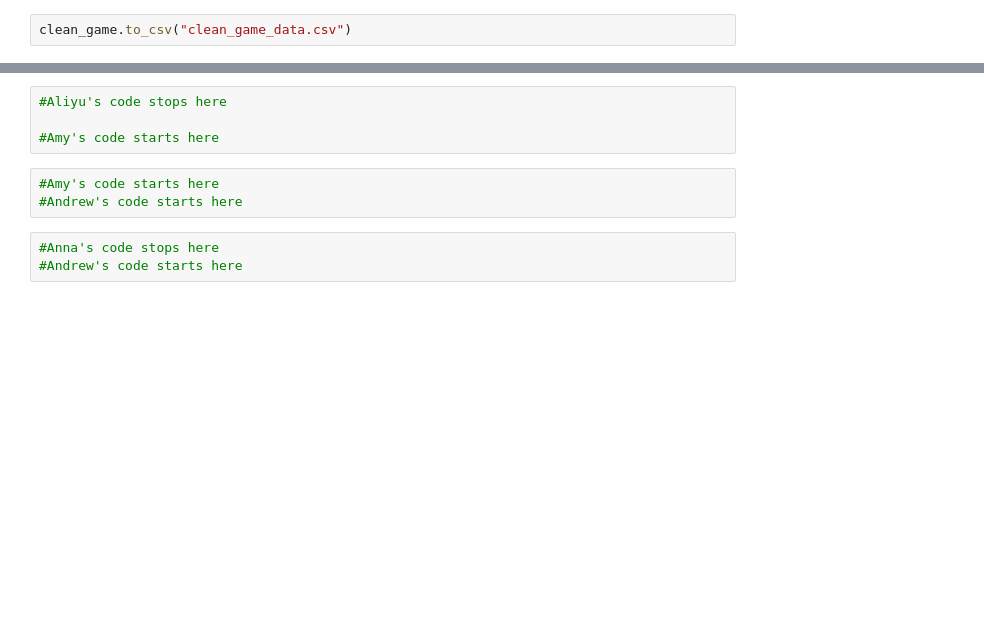
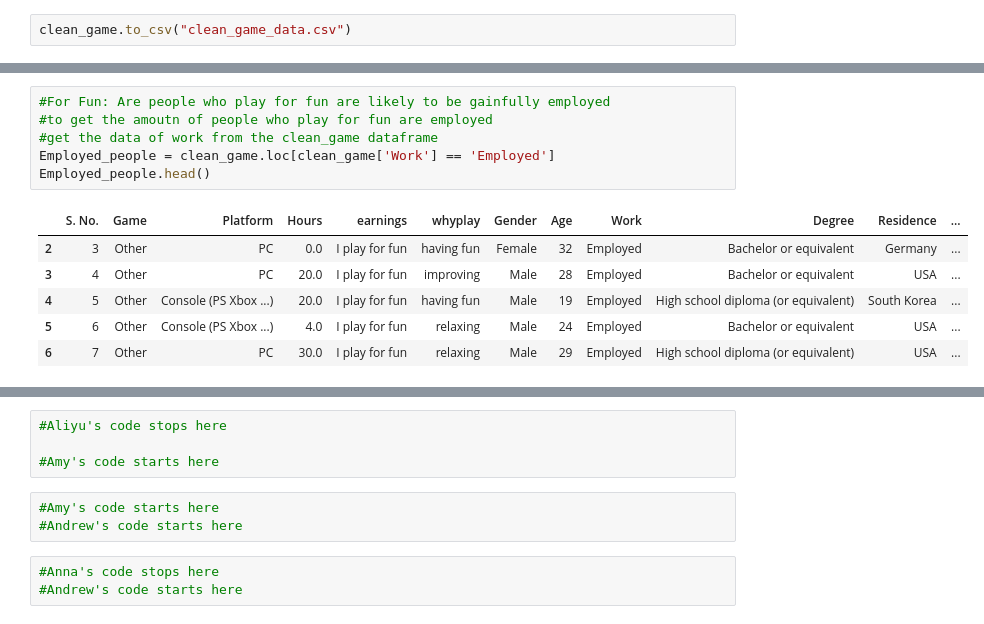
Before and after one commit to annabitzer/Project-1---Group-9, a Jupyter notebook: Data Cleaning.ipynb, the cells around one changed output, grey strips where cells are left out. Saved outputs shown, nothing was run; the diff lists cells and outputs as text; blank space fills up the shorter version.

```diff
--- a/Data Cleaning.ipynb
+++ b/Data Cleaning.ipynb
@@ -30,0 +146,13 @@ clean_game.to_csv("clean_game_data.csv")
+# %%
+#For Fun: Are people who play for fun are likely to be gainfully employed
+#to get the amoutn of people who play for fun are employed
+#get the data of work from the clean_game dataframe
+Employed_people = clean_game.loc[clean_game['Work'] == 'Employed']
+Employed_people.head()
+# %% [output]
+|  | S. No. | Game | Platform | Hours | earnings | whyplay | Gender | Age | Work | Degree | Residence | ... |
+| 2 | 3 | Other | PC | 0.0 | I play for fun | having fun | Female | 32 | Employed | Bachelor or equivalent | Germany | ... |
+| 3 | 4 | Other | PC | 20.0 | I play for fun | improving | Male | 28 | Employed | Bachelor or equivalent | USA | ... |
+| 4 | 5 | Other | Console (PS Xbox ...) | 20.0 | I play for fun | having fun | Male | 19 | Employed | High school diploma (or equivalent) | South Korea | ... |
+| 5 | 6 | Other | Console (PS Xbox ...) | 4.0 | I play for fun | relaxing | Male | 24 | Employed | Bachelor or equivalent | USA | ... |
+| 6 | 7 | Other | PC | 30.0 | I play for fun | relaxing | Male | 29 | Employed | High school diploma (or equivalent) | USA | ... |
```
Also changed, not shown: parts of 19 cells of this notebook, 1 other file.
